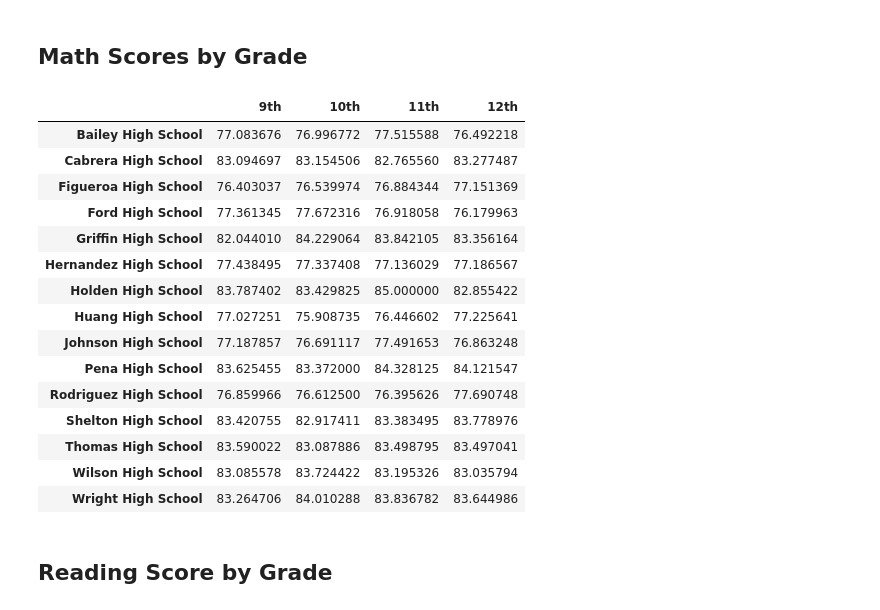
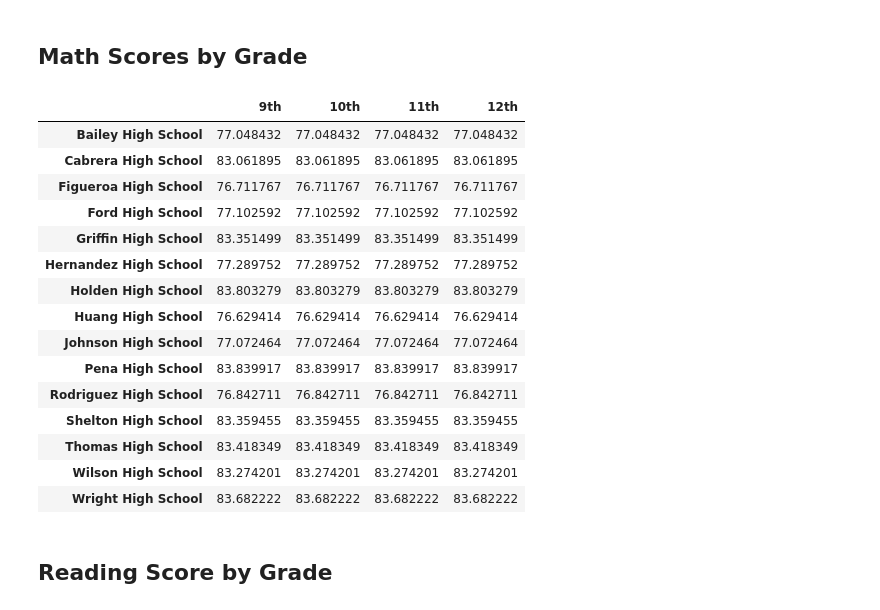
Before and after one commit to hannahvarghese/pandas-challenge, a Jupyter notebook: PyCitySchools/PyCitySchools_starter.ipynb, the cells around one changed output. Cells and saved outputs as stored; diff of their text form; code cells hidden in the pictures.

```diff
--- a/PyCitySchools/PyCitySchools_starter.ipynb
+++ b/PyCitySchools/PyCitySchools_starter.ipynb
@@ -10,8 +11,8 @@ import pandas as pd
 from pathlib import Path
 
 # File to Load (Remember to Change These)
-school_data_to_load = Path("Resources/schools_complete.csv")
-student_data_to_load = Path("Resources/students_complete.csv")
+school_data_to_load = Path("/Users/hannahvarghese/Documents/pandas-challenge/PyCitySchools/Resources/schools_complete.csv")
+student_data_to_load = Path("/Users/hannahvarghese/Documents/pandas-challenge/PyCitySchools/Resources/students_complete.csv")
 
 # Read School and Student Data File and store into Pandas DataFrames
 school_data = pd.read_csv(school_data_to_load)
@@ -185,41 +352,44 @@ bottom_schools.head(5)
 # %%
 # Use the code provided to separate the data by grade
 ninth_graders = school_data_complete[(school_data_complete["grade"] == "9th")]
 tenth_graders = school_data_complete[(school_data_complete["grade"] == "10th")]
 eleventh_graders = school_data_complete[(school_data_complete["grade"] == "11th")]
 twelfth_graders = school_data_complete[(school_data_complete["grade"] == "12th")]
 
 # Group by `school_name` and take the mean of the `math_score` column for each.
-ninth_grade_math_scores =
-tenth_grader_math_scores =
-eleventh_grader_math_scores =
-twelfth_grader_math_scores =
+ninth_grade_math_scores = school_data_complete.groupby(["school_name"])["math_score"].mean()
+tenth_grader_math_scores = school_data_complete.groupby(["school_name"])["math_score"].mean()
+eleventh_grader_math_scores = school_data_complete.groupby(["school_name"])["math_score"].mean()
+twelfth_grader_math_scores = school_data_complete.groupby(["school_name"])["math_score"].mean()
 
 # Combine each of the scores above into single DataFrame called `math_scores_by_grade`
-math_scores_by_grade =
+math_scores_by_grade =  pd.DataFrame(({"9th":ninth_grade_math_scores,
+                                    "10th":tenth_grader_math_scores,
+                                    "11th":eleventh_grader_math_scores,
+                                    "12th":twelfth_grader_math_scores}))
 
 # Minor data wrangling
 math_scores_by_grade.index.name = None
 
 # Display the DataFrame
 math_scores_by_grade
 # %% [output]
 |  | 9th | 10th | 11th | 12th |
-| Bailey High School | 77.083676 | 76.996772 | 77.515588 | 76.492218 |
-| Cabrera High School | 83.094697 | 83.154506 | 82.765560 | 83.277487 |
-| Figueroa High School | 76.403037 | 76.539974 | 76.884344 | 77.151369 |
-| Ford High School | 77.361345 | 77.672316 | 76.918058 | 76.179963 |
-| Griffin High School | 82.044010 | 84.229064 | 83.842105 | 83.356164 |
-| Hernandez High School | 77.438495 | 77.337408 | 77.136029 | 77.186567 |
-| Holden High School | 83.787402 | 83.429825 | 85.000000 | 82.855422 |
-| Huang High School | 77.027251 | 75.908735 | 76.446602 | 77.225641 |
-| Johnson High School | 77.187857 | 76.691117 | 77.491653 | 76.863248 |
-| Pena High School | 83.625455 | 83.372000 | 84.328125 | 84.121547 |
-| Rodriguez High School | 76.859966 | 76.612500 | 76.395626 | 77.690748 |
-| Shelton High School | 83.420755 | 82.917411 | 83.383495 | 83.778976 |
-| Thomas High School | 83.590022 | 83.087886 | 83.498795 | 83.497041 |
-| Wilson High School | 83.085578 | 83.724422 | 83.195326 | 83.035794 |
-| Wright High School | 83.264706 | 84.010288 | 83.836782 | 83.644986 |
+| Bailey High School | 77.048432 | 77.048432 | 77.048432 | 77.048432 |
+| Cabrera High School | 83.061895 | 83.061895 | 83.061895 | 83.061895 |
+| Figueroa High School | 76.711767 | 76.711767 | 76.711767 | 76.711767 |
+| Ford High School | 77.102592 | 77.102592 | 77.102592 | 77.102592 |
+| Griffin High School | 83.351499 | 83.351499 | 83.351499 | 83.351499 |
+| Hernandez High School | 77.289752 | 77.289752 | 77.289752 | 77.289752 |
+| Holden High School | 83.803279 | 83.803279 | 83.803279 | 83.803279 |
+| Huang High School | 76.629414 | 76.629414 | 76.629414 | 76.629414 |
+| Johnson High School | 77.072464 | 77.072464 | 77.072464 | 77.072464 |
+| Pena High School | 83.839917 | 83.839917 | 83.839917 | 83.839917 |
+| Rodriguez High School | 76.842711 | 76.842711 | 76.842711 | 76.842711 |
+| Shelton High School | 83.359455 | 83.359455 | 83.359455 | 83.359455 |
+| Thomas High School | 83.418349 | 83.418349 | 83.418349 | 83.418349 |
+| Wilson High School | 83.274201 | 83.274201 | 83.274201 | 83.274201 |
+| Wright High School | 83.682222 | 83.682222 | 83.682222 | 83.682222 |
 # %% [markdown]
 ## Reading Score by Grade
 # %%
```
Also changed, not shown: parts of 38 cells of this notebook, 2 other files.
